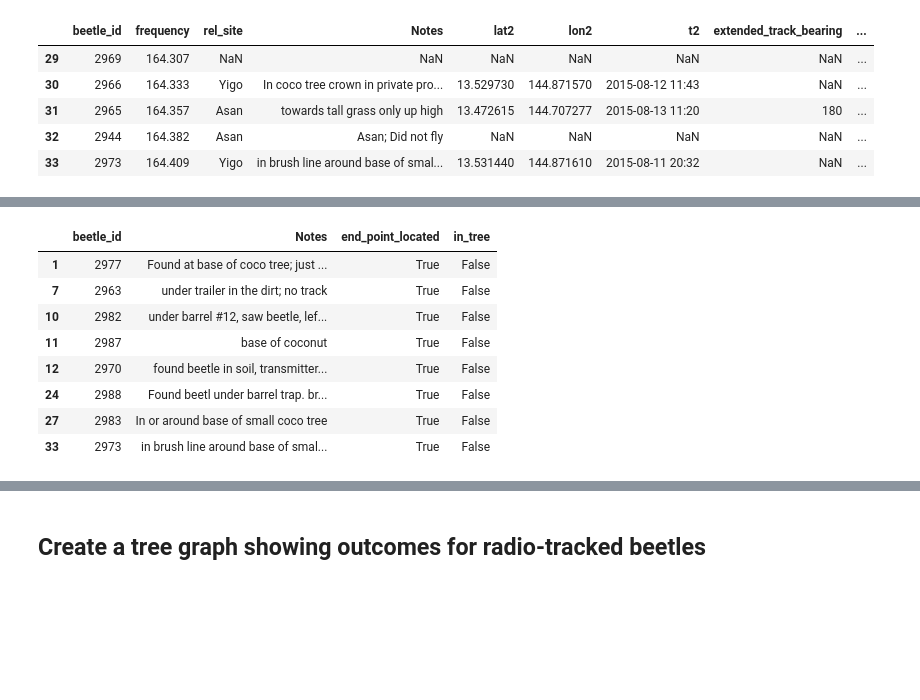
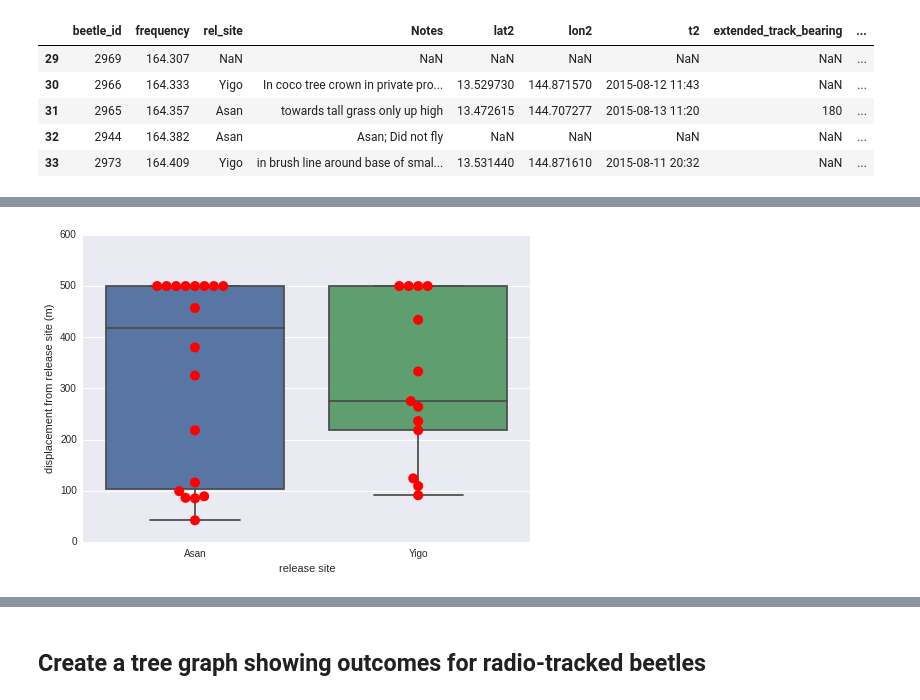
Before and after one commit to aubreymoore/detector_beetles, a Jupyter notebook: 4045191vqgrvx/detector_beetles.ipynb, the cells around one changed output, grey strips where cells are left out. Saved outputs shown, nothing was run; the diff lists cells and outputs as text; code cells hidden in the pictures; blank space fills up the shorter version.

```diff
--- a/4045191vqgrvx/detector_beetles.ipynb
+++ b/4045191vqgrvx/detector_beetles.ipynb
@@ -104,6 +132,8 @@ def get_bearing(lat1, lon1, lat2, lon2):
 import simplekml
 
 kml = simplekml.Kml()
+
+# Set some styles
 
 track_style = simplekml.Style()
 track_style.linestyle.color = simplekml.Color.yellow
@@ -121,7 +151,18 @@ on_ground_point_style.iconstyle.color = simplekml.Color.yellow
 
 extended_track_point_style = simplekml.Style()
 extended_track_point_style.iconstyle.color = simplekml.Color.orange
-extended_track_style.iconstyle.scale = 0.1
+
+barrel_trap_style = simplekml.Style()
+barrel_trap_style.iconstyle.icon.href = 'http://maps.google.com/mapfiles/kml/shapes/shaded_dot.png'
+barrel_trap_style.iconstyle.color = simplekml.Color.cyan
+
+defence_trap_style = simplekml.Style()
+defence_trap_style.iconstyle.icon.href = 'http://maps.google.com/mapfiles/kml/shapes/shaded_dot.png'
+defence_trap_style.iconstyle.color = simplekml.Color.orange
+
+bucket_trap_style = simplekml.Style()
+bucket_trap_style.iconstyle.icon.href = 'http://maps.google.com/mapfiles/kml/shapes/shaded_dot.png'
+bucket_trap_style.iconstyle.color = simplekml.Color.red
 
 # Tracks
 # Extended tracks identified with a new point at the last observed waypoint
@@ -157,12 +198,28 @@ for i, row in df_endpoints.iterrows():
 for i, row in df_endpoints.iterrows():
     if row.end_point_located==True and not pd.isnull(row.in_tree):
         pnt = kml.newpoint(name=str(row.beetle_id), coords=[(row.lon2, row.lat2)])
-        if row.in_tree:
+        if row.in_tree == True:
             pnt.style = in_tree_point_style
         else:
             pnt.style = on_ground_point_style
 
+# pheromone trap locations
+df_traploc = pd.read_csv('trap_locations.csv')
+for i, row in df_traploc.iterrows():
+    pnt = kml.newpoint(name='', coords=[(row.longitude, row.latitude)])
+    if row.trap_type == 'barrel':
+        pnt.style = barrel_trap_style
+    elif row.trap_type == 'DeFence':
+        pnt.style = defence_trap_style
+    elif row.trap_type == 'bucket':
+        pnt.style = bucket_trap_style
 
+# Netted greenwaste pile
+kml.newlinestring(name='netted greenwaste pile', coords=[(144.8710433152515,13.53058572842185),
+                                                         (144.8713265719704,13.53057402417171),
+                                                         (144.8713256055892,13.53060568242766),
+                                                         (144.8710387298571,13.53061628694512),
+                                                         (144.8710433152515,13.53058572842185)])
 kml.save('tracks.kml')
 # %%
 df_endpoints[df_endpoints['beetle_id'].isin([2974,2979,2965])]
@@ -239,12 +268,11 @@ df_endpoints[['beetle_id', 'Notes', 'end_point_located', 'in_tree', 'breeding_si
-# %%
-df_endpoints[df_endpoints.in_tree==False][['beetle_id','Notes','end_point_located','in_tree']]
-# %% [output]
-|  | beetle_id | Notes | end_point_located | in_tree |
-| 1 | 2977 | Found at base of coco tree; just ... | True | False |
-| 7 | 2963 | under trailer in the dirt; no track | True | False |
-| 10 | 2982 | under barrel #12, saw beetle, lef... | True | False |
-| 11 | 2987 | base of coconut | True | False |
-| 12 | 2970 | found beetle in soil, transmitter... | True | False |
-| 24 | 2988 | Found beetl under barrel trap. br... | True | False |
-| 27 | 2983 | In or around base of small coco tree | True | False |
-| 33 | 2973 | in brush line around base of smal... | True | False |
+# %%
+import seaborn as sns # needs version >= 0.7for swarmplot
+
+ax = sns.boxplot(data=df_endpoints, x='rel_site', y='displacement')
+ax = sns.swarmplot(data=df_endpoints, x='rel_site', y='displacement', color='red', size=10)
+ax.yaxis.set_label_text('displacement from release site (m)')
+ax.xaxis.set_label_text('release site')
+
+fig = ax.get_figure()
+fig.savefig("displacement.png")
+# %% [output]
@@ -250,0 +280 @@ df_endpoints[df_endpoints.in_tree==False][['beetle_id','Notes','end_point_locate
+[figure, added]
```
Also changed, not shown: parts of 24 cells of this notebook, 27 other files.
